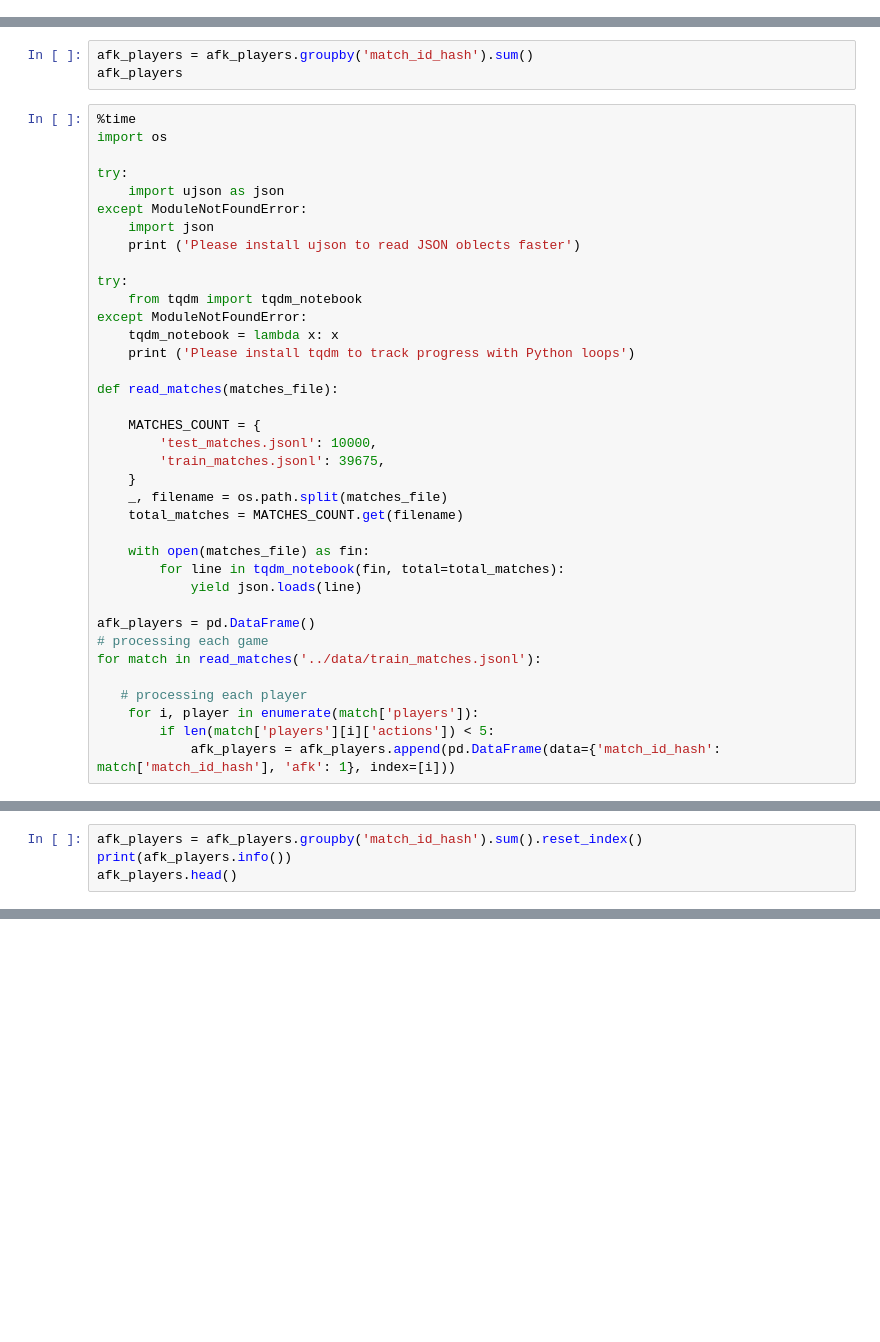
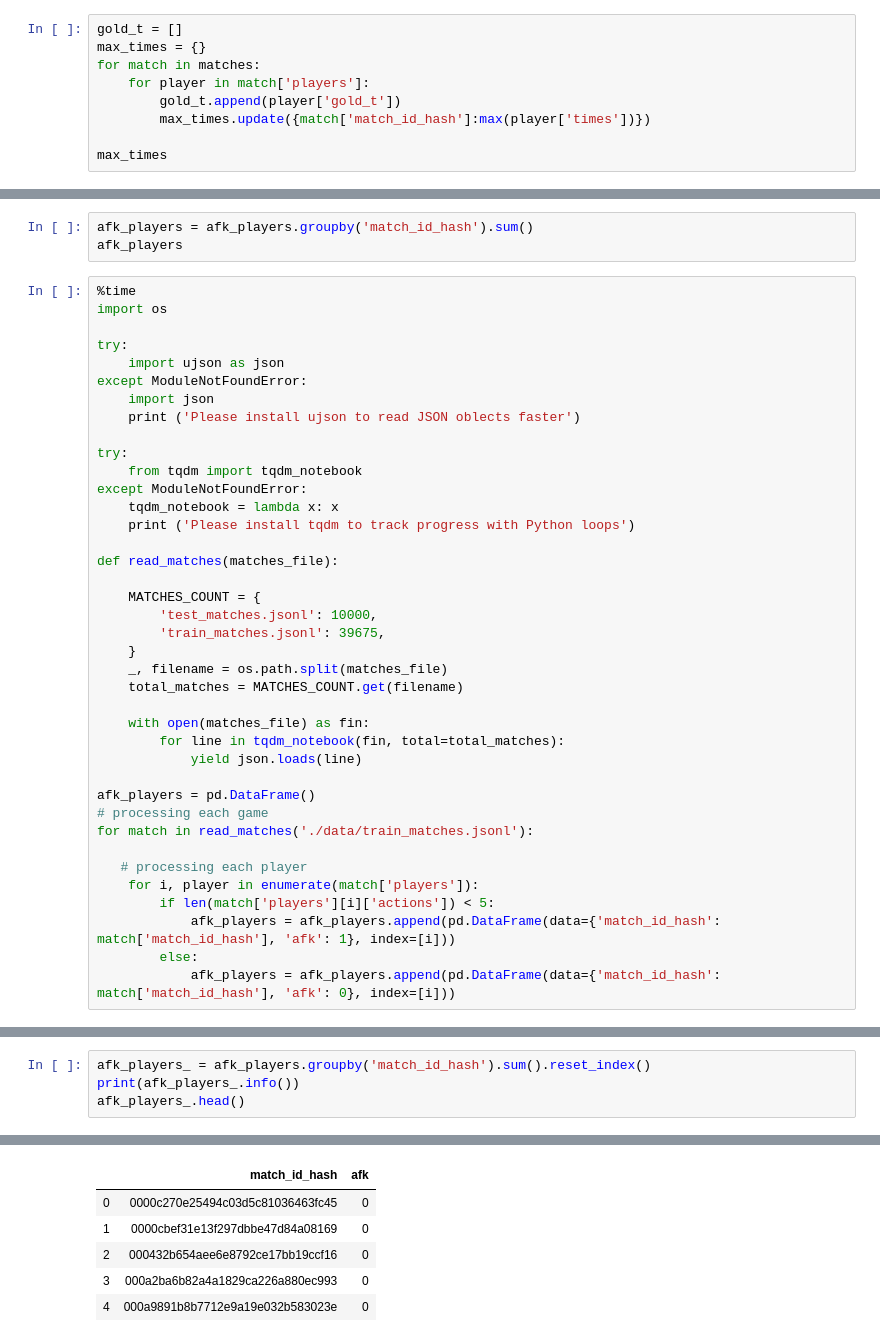
Before and after one commit to koolvn/mlcourse.ai, a Jupyter notebook: competitions/dota2/dota2_competition.ipynb, the cells around one changed output, grey strips where cells are left out. Drawn from its saved outputs; the diff is of its cells as text; blank space fills up the shorter version.

```diff
--- a/competitions/dota2/dota2_competition.ipynb
+++ b/competitions/dota2/dota2_competition.ipynb
@@ -207,0 +286,9 @@ matches[0]['players'][i]['hero_inventory']
+# %%
+gold_t = []
+max_times = {}
+for match in matches:
+    for player in match['players']:
+        gold_t.append(player['gold_t'])
+        max_times.update({match['match_id_hash']:max(player['times'])})
+
+max_times
@@ -249,9 +363,11 @@ def read_matches(matches_file):
 
 afk_players = pd.DataFrame()
 # processing each game
-for match in read_matches('../data/train_matches.jsonl'):
+for match in read_matches('./data/train_matches.jsonl'):
 
    # processing each player
     for i, player in enumerate(match['players']):
         if len(match['players'][i]['actions']) < 5:
             afk_players = afk_players.append(pd.DataFrame(data={'match_id_hash': match['match_id_hash'], 'afk': 1}, index=[i]))
+        else:
+            afk_players = afk_players.append(pd.DataFrame(data={'match_id_hash': match['match_id_hash'], 'afk': 0}, index=[i]))
@@ -258,4 +381,5 @@ for match in read_matches('../data/train_matches.jsonl'):
 # %%
-afk_players = afk_players.groupby('match_id_hash').sum().reset_index()
-print(afk_players.info())
-afk_players.head()
+afk_players_ = afk_players.groupby('match_id_hash').sum().reset_index()
+print(afk_players_.info())
+afk_players_.head()
+# %% [output]
@@ -261,0 +394,6 @@ afk_players.head()
+|  | match_id_hash | afk |
+| 0 | 0000c270e25494c03d5c81036463fc45 | 0 |
+| 1 | 0000cbef31e13f297dbbe47d84a08169 | 0 |
+| 2 | 000432b654aee6e8792ce17bb19ccf16 | 0 |
+| 3 | 000a2ba6b82a4a1829ca226a880ec993 | 0 |
+| 4 | 000a9891b8b7712e9a19e032b583023e | 0 |
```
Also changed, not shown: parts of 18 cells of this notebook.
